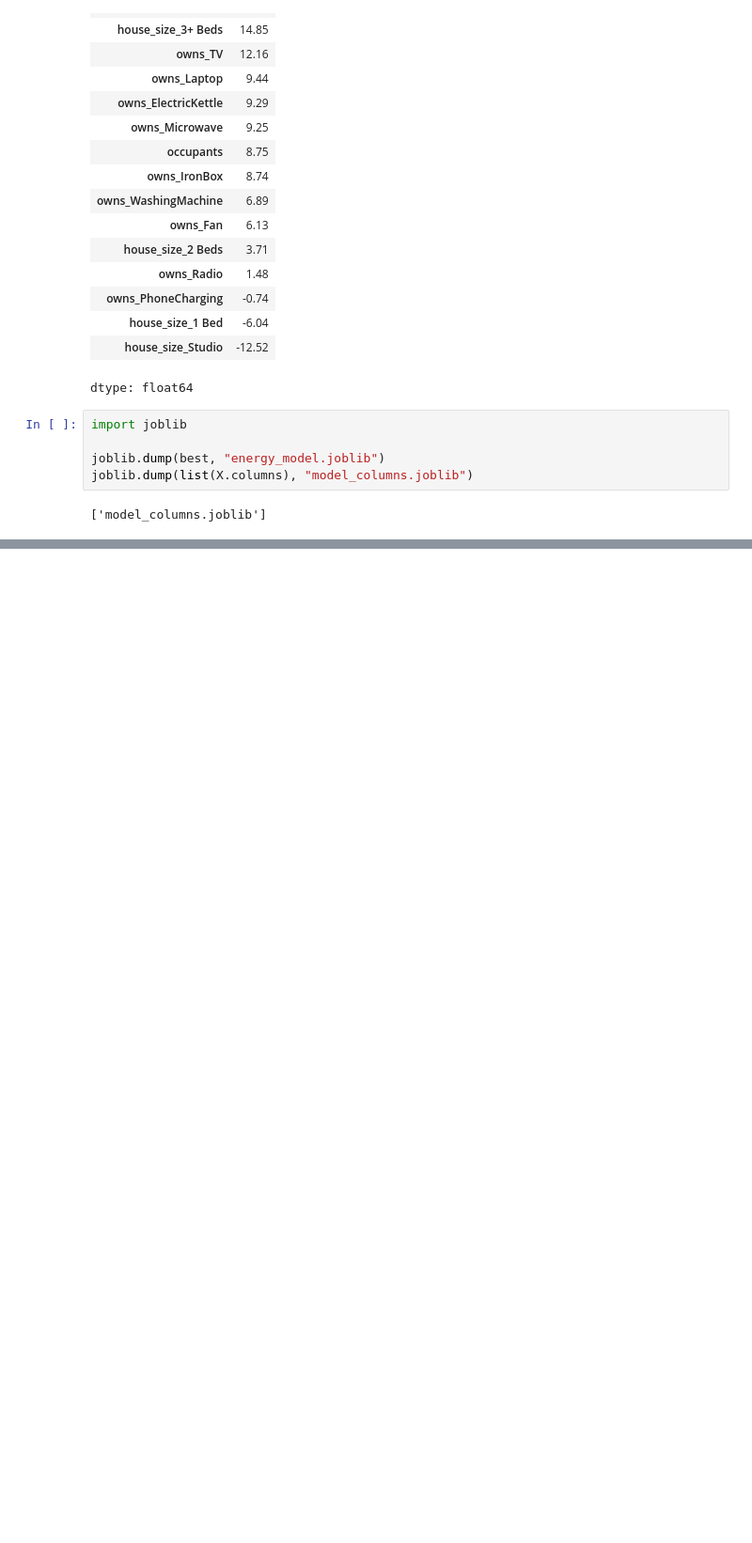
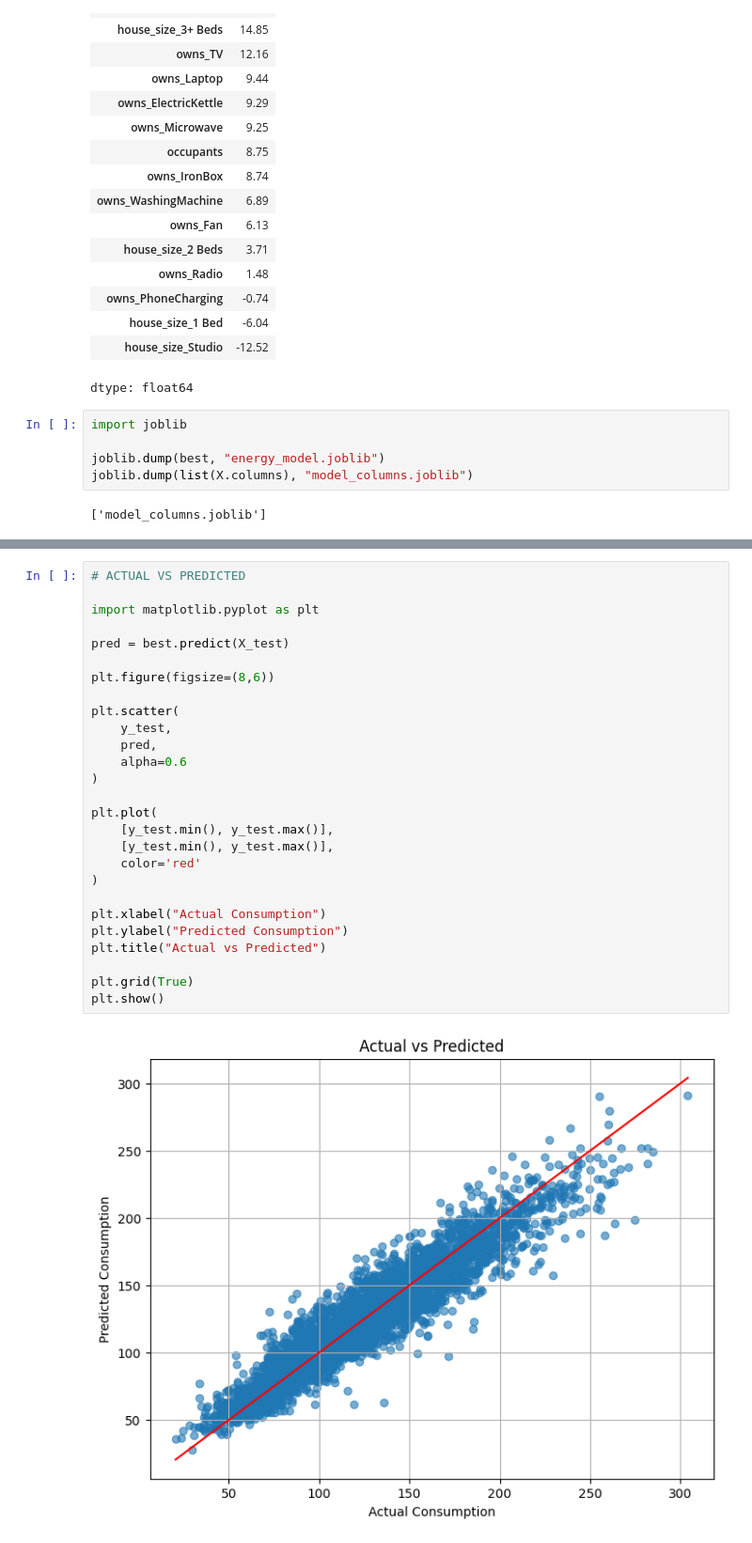
Before and after one commit to codewith-briankikuvi/SemProject_MLEngine, a Jupyter notebook: Data from Training/model_training.ipynb, the cells around one changed output, grey strips where cells are left out. Shown at 94% size. Saved outputs shown, nothing was run; the diff lists cells and outputs as text; blank space fills up the shorter version.

```diff
--- a/Data from Training/model_training.ipynb
+++ b/Data from Training/model_training.ipynb
@@ -104,0 +138,29 @@ joblib.dump(list(X.columns), "model_columns.joblib")
+# %%
+# ACTUAL VS PREDICTED
+
+import matplotlib.pyplot as plt
+
+pred = best.predict(X_test)
+
+plt.figure(figsize=(8,6))
+
+plt.scatter(
+    y_test,
+    pred,
+    alpha=0.6
+)
+
+plt.plot(
+    [y_test.min(), y_test.max()],
+    [y_test.min(), y_test.max()],
+    color='red'
+)
+
+plt.xlabel("Actual Consumption")
+plt.ylabel("Predicted Consumption")
+plt.title("Actual vs Predicted")
+
+plt.grid(True)
+plt.show()
+# %% [output]
+[figure, added]
```
Also changed, not shown: parts of 6 cells of this notebook.
